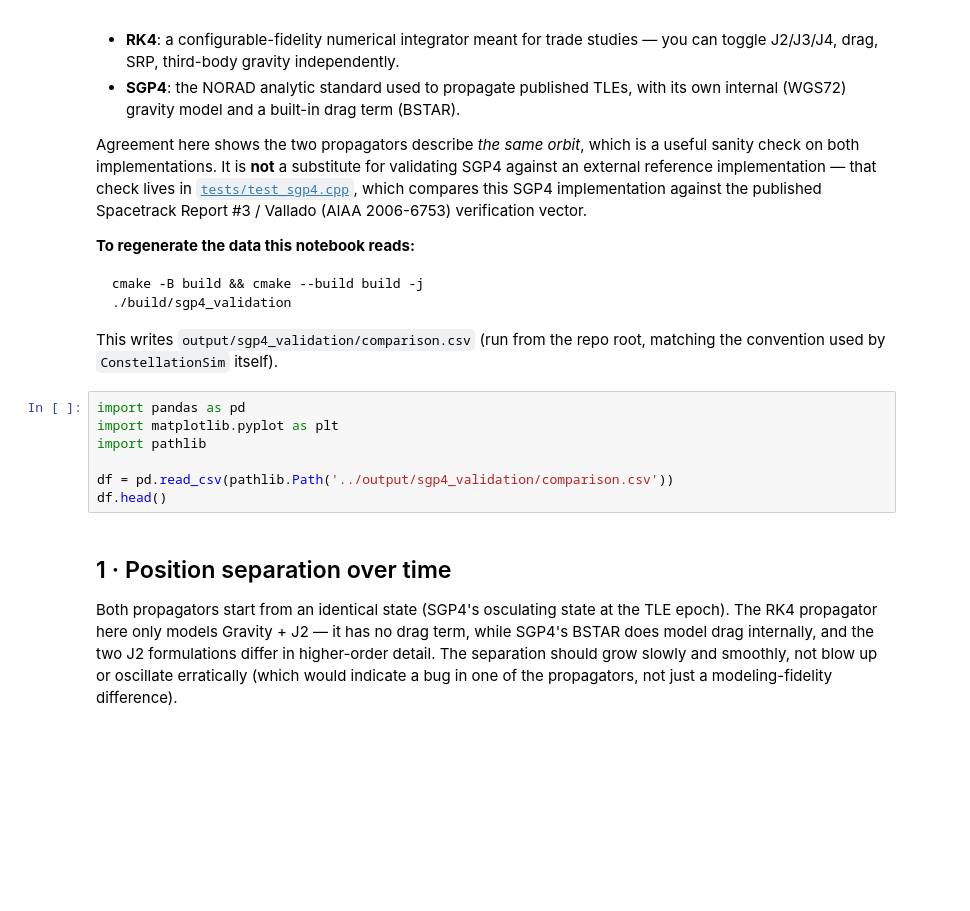
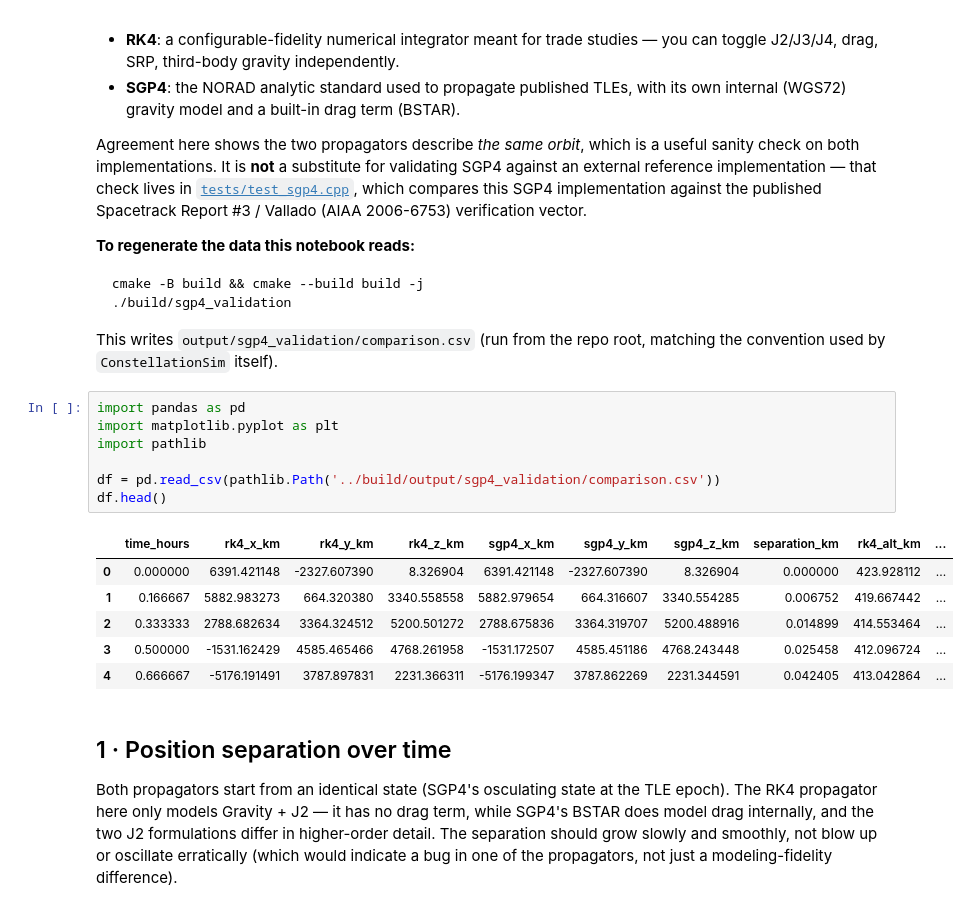
Before and after one commit to vcampos4545/constellation-sim, a Jupyter notebook: analysis/sgp4_validation.ipynb, the cells around one changed output. Saved outputs shown, nothing was run; the diff lists cells and outputs as text; blank space fills up the shorter version.

```diff
--- a/analysis/sgp4_validation.ipynb
+++ b/analysis/sgp4_validation.ipynb
@@ -28,10 +28,17 @@ convention used by `ConstellationSim` itself).
 # %%
 import pandas as pd
 import matplotlib.pyplot as plt
 import pathlib
 
-df = pd.read_csv(pathlib.Path('../output/sgp4_validation/comparison.csv'))
+df = pd.read_csv(pathlib.Path('../build/output/sgp4_validation/comparison.csv'))
 df.head()
+# %% [output]
+|  | time_hours | rk4_x_km | rk4_y_km | rk4_z_km | sgp4_x_km | sgp4_y_km | sgp4_z_km | separation_km | rk4_alt_km | ... |
+| 0 | 0.000000 | 6391.421148 | -2327.607390 | 8.326904 | 6391.421148 | -2327.607390 | 8.326904 | 0.000000 | 423.928112 | ... |
+| 1 | 0.166667 | 5882.983273 | 664.320380 | 3340.558558 | 5882.979654 | 664.316607 | 3340.554285 | 0.006752 | 419.667442 | ... |
+| 2 | 0.333333 | 2788.682634 | 3364.324512 | 5200.501272 | 2788.675836 | 3364.319707 | 5200.488916 | 0.014899 | 414.553464 | ... |
+| 3 | 0.500000 | -1531.162429 | 4585.465466 | 4768.261958 | -1531.172507 | 4585.451186 | 4768.243448 | 0.025458 | 412.096724 | ... |
+| 4 | 0.666667 | -5176.191491 | 3787.897831 | 2231.366311 | -5176.199347 | 3787.862269 | 2231.344591 | 0.042405 | 413.042864 | ... |
 # %% [markdown]
 ## 1 · Position separation over time
 
```
Also changed, not shown: parts of 2 cells of this notebook, 33 other files.
